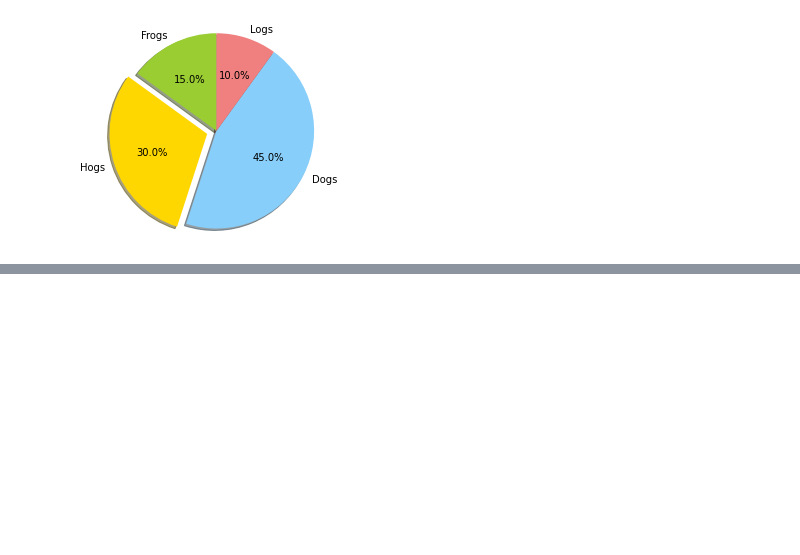
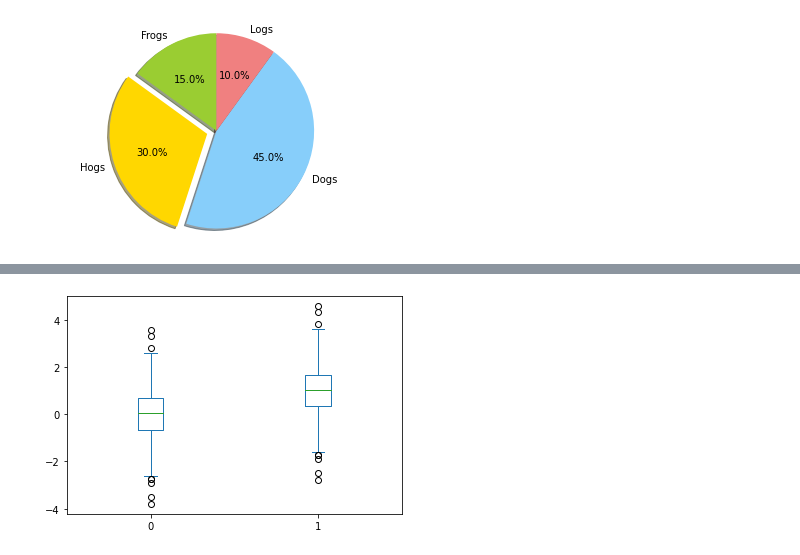
Before and after one commit to TinyHandsome/BookStudy, a Jupyter notebook: books/book_Python数据分析与挖掘实战/2-matplotlib.ipynb, the cells around one changed output, grey strips where cells are left out. Drawn from its saved outputs; the diff is of its cells as text; code cells hidden in the pictures; blank space fills up the shorter version.

```diff
--- a/books/book_Python数据分析与挖掘实战/2-matplotlib.ipynb
+++ b/books/book_Python数据分析与挖掘实战/2-matplotlib.ipynb
@@ -72,0 +84,8 @@ plt.show()
+# %%
+x = np.random.randn(1000)
+D = pd.DataFrame([x, x+1]).T
+# %%
+D.plot(kind='box')
+plt.show()
+# %% [output]
+[figure, added]
```
Also changed, not shown: parts of 6 cells of this notebook, 14 other files.
